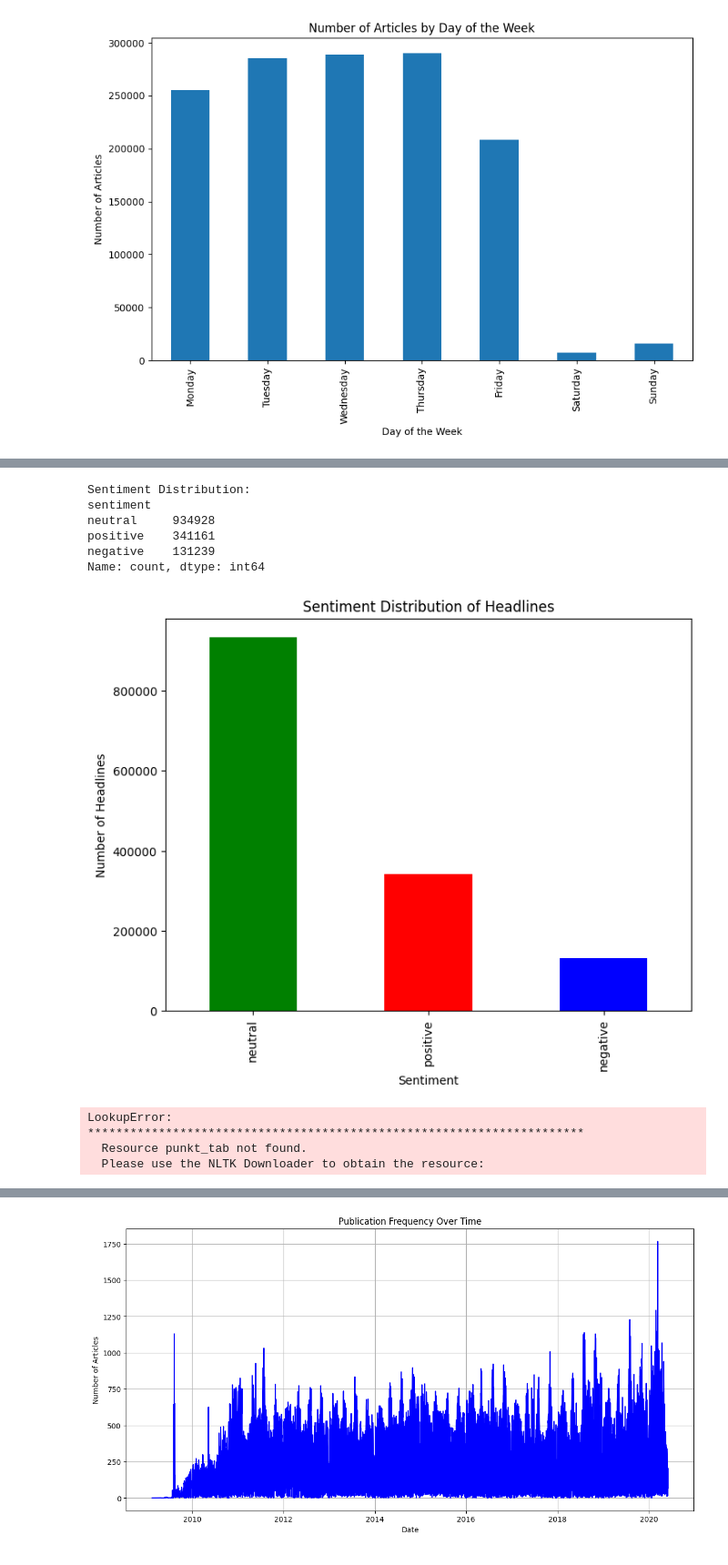
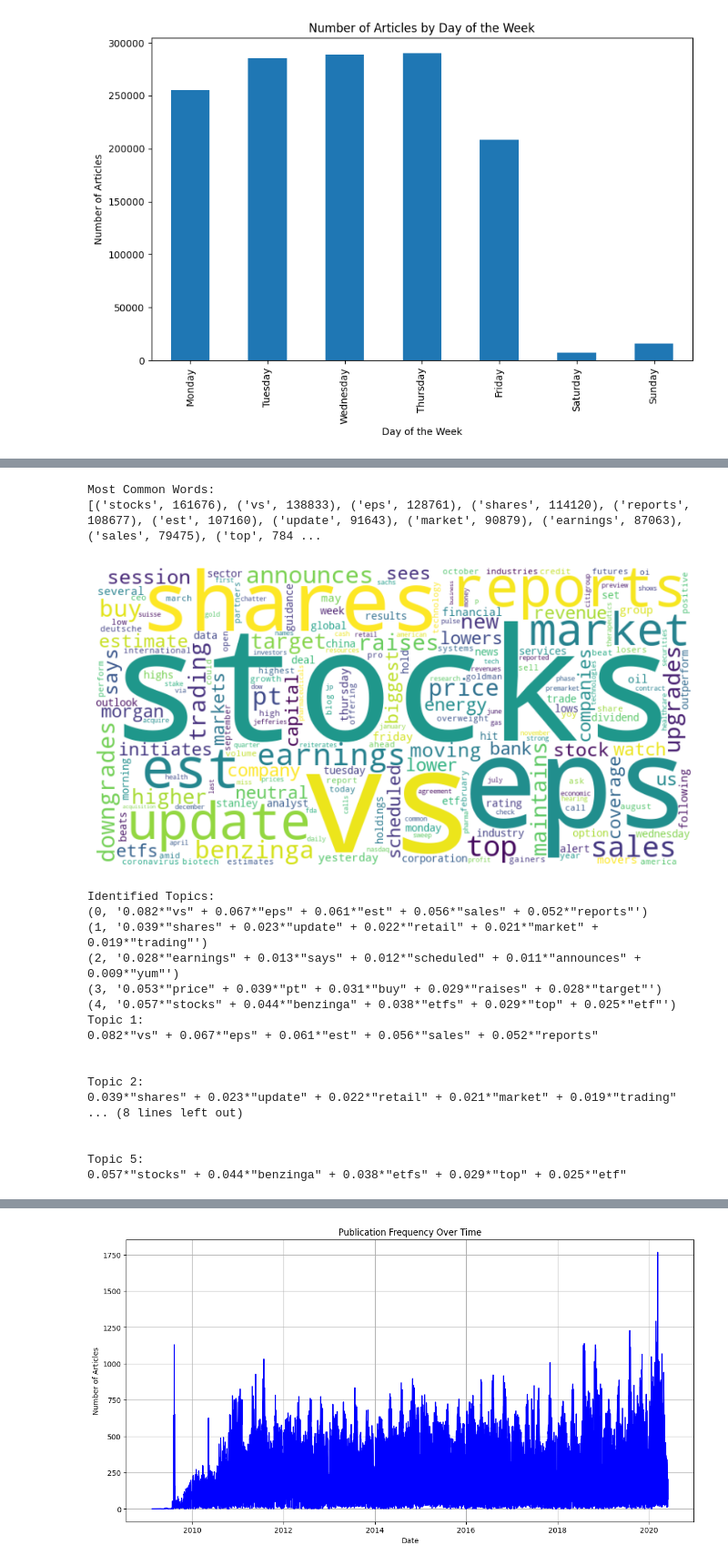
Before and after one commit to oli-mac/Financial_News_and_Stock_Price_Integration_Dataset_Analysist, a Jupyter notebook: notebooks/1.0-explor_data.ipynb, the cells around one changed output, grey strips where cells are left out. Shown at 91% size. Saved outputs shown, nothing was run; the diff lists cells and outputs as text; code cells hidden in the pictures.

```diff
--- a/notebooks/1.0-explor_data.ipynb
+++ b/notebooks/1.0-explor_data.ipynb
@@ -137,16 +160,6 @@ Sunday        16078
 Name: count, dtype: int64
 [figure]
 # %%
-
-
-# Ensure necessary NLTK data is downloaded
-nltk.download('punkt')
-nltk.download('stopwords')
-
-# # Load the CSV file
-# file_path = 'your_file_path.csv'  # Replace with your actual file path
-# df = pd.read_csv(file_path)
-
 # Task 1: Sentiment Analysis
 def get_sentiment(text):
     blob = TextBlob(text)
@@ -173,10 +186,9 @@ plt.show()
 # Task 2: Topic Modeling and Keyword Extraction
 # Preprocess the text
 stop_words = set(stopwords.words('english'))
-
 def preprocess_text(text):
     # Tokenization
-    tokens = word_tokenize(text.lower())
+    tokens = word_tokenize(text.lower(),language='english', preserve_line=True)
     # Remove stopwords and punctuation
     tokens = [word for word in tokens if word.isalpha() and word not in stop_words]
     return tokens
@@ -236,11 +249,20 @@ for i, topic in lda_model.show_topics(formatted=False, num_topics=5, num_words=1
-Sentiment Distribution:
-sentiment
-neutral     934928
-positive    341161
-negative    131239
-Name: count, dtype: int64
+Most Common Words:
+[('stocks', 161676), ('vs', 138833), ('eps', 128761), ('shares', 114120), ('reports', 108677), ('est', 107160), ('update', 91643), ('market', 90879), ('earnings', 87063), ('sales', 79475), ('top', 784 ...
-[figure]
+[figure, added]
-LookupError:
-**********************************************************************
-  Resource punkt_tab not found.
-  Please use the NLTK Downloader to obtain the resource:
+Identified Topics:
+(0, '0.082*"vs" + 0.067*"eps" + 0.061*"est" + 0.056*"sales" + 0.052*"reports"')
+(1, '0.039*"shares" + 0.023*"update" + 0.022*"retail" + 0.021*"market" + 0.019*"trading"')
+(2, '0.028*"earnings" + 0.013*"says" + 0.012*"scheduled" + 0.011*"announces" + 0.009*"yum"')
+(3, '0.053*"price" + 0.039*"pt" + 0.031*"buy" + 0.029*"raises" + 0.028*"target"')
+(4, '0.057*"stocks" + 0.044*"benzinga" + 0.038*"etfs" + 0.029*"top" + 0.025*"etf"')
+Topic 1:
+0.082*"vs" + 0.067*"eps" + 0.061*"est" + 0.056*"sales" + 0.052*"reports"
+
+
+Topic 2:
+0.039*"shares" + 0.023*"update" + 0.022*"retail" + 0.021*"market" + 0.019*"trading"
+... (8 lines left out)
+
+
+Topic 5:
+0.057*"stocks" + 0.044*"benzinga" + 0.038*"etfs" + 0.029*"top" + 0.025*"etf"
```
Also changed, not shown: parts of 18 cells of this notebook.
